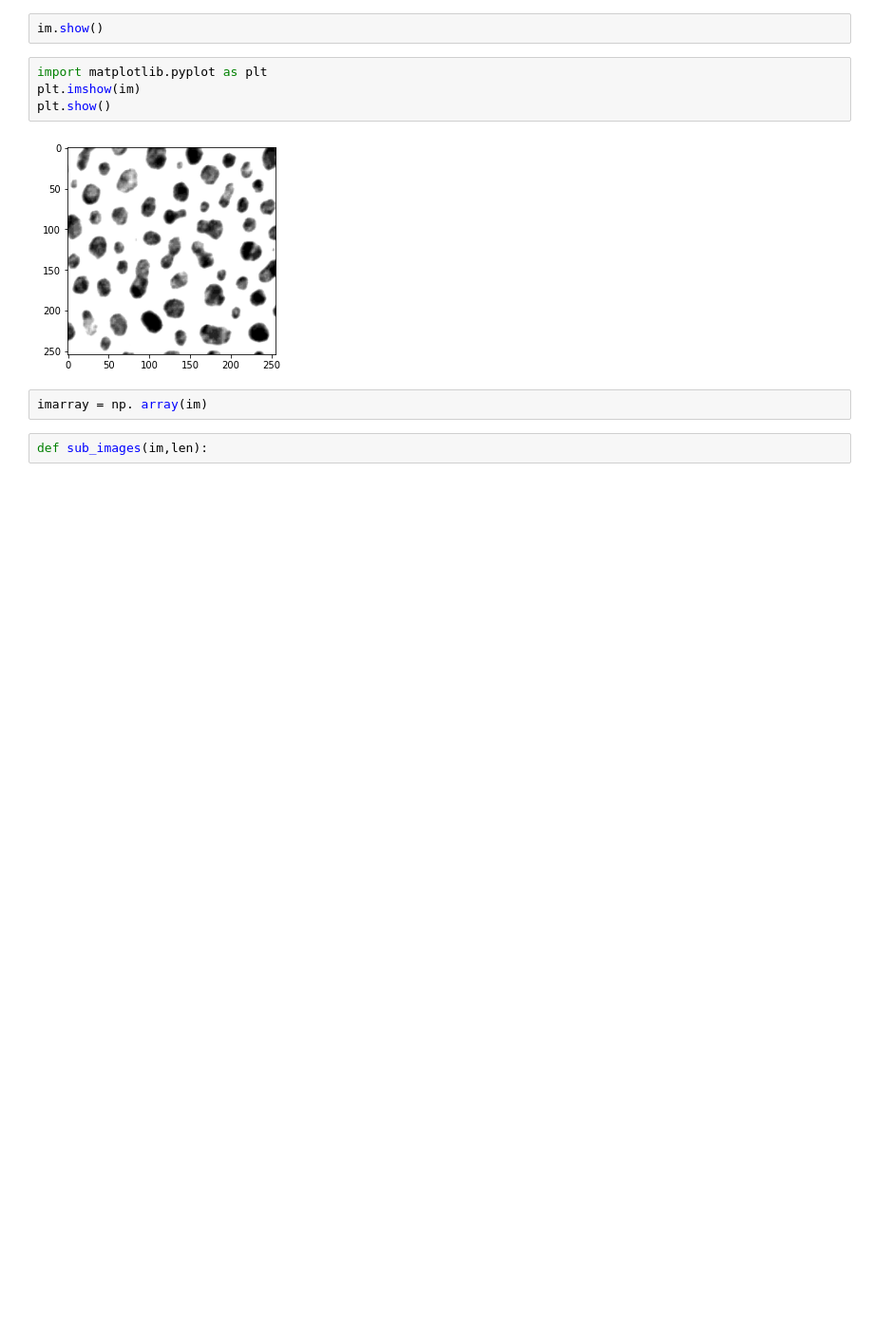
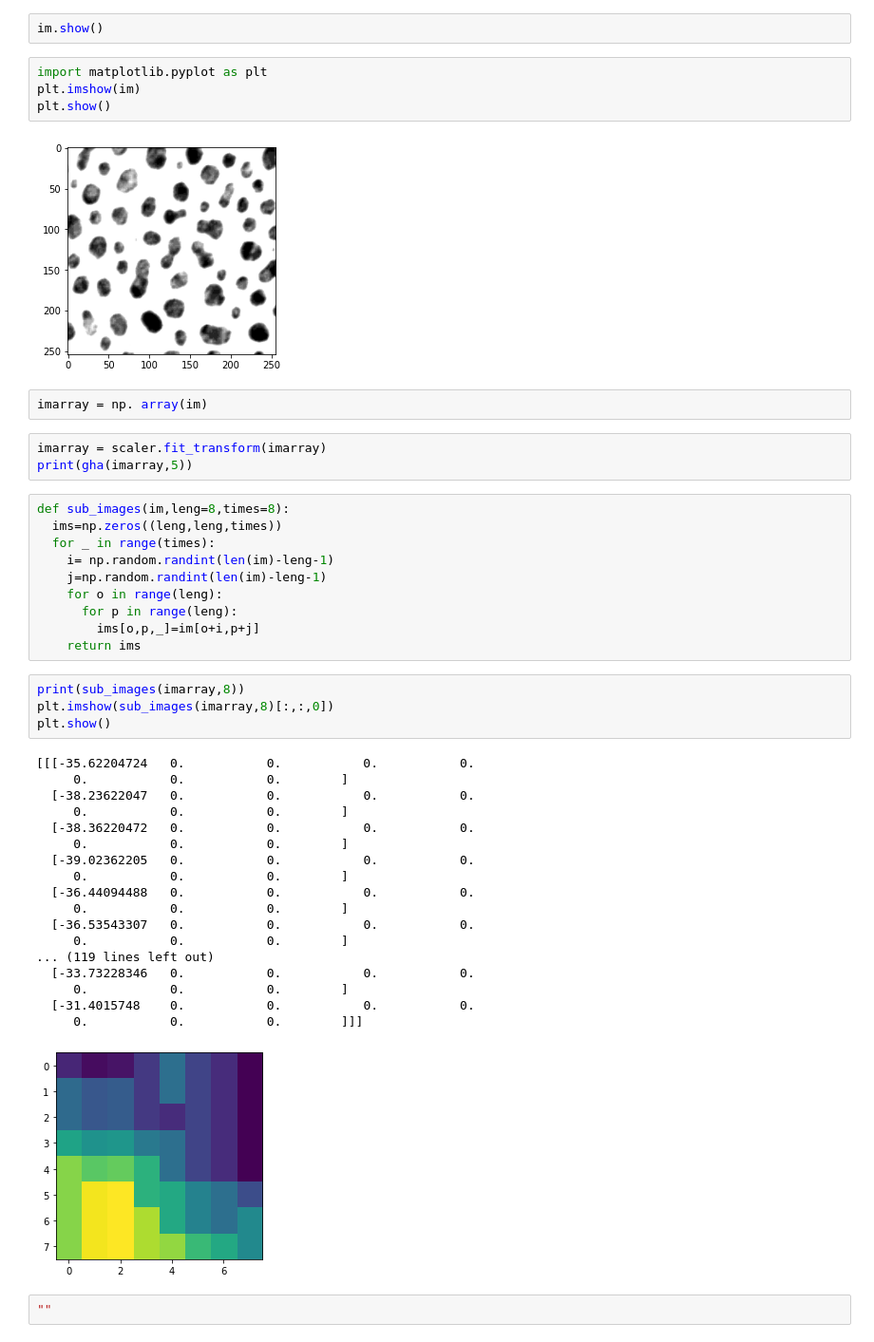
Before and after one commit to BadPrograms/Sanger-s-Optimized, a Jupyter notebook: Sanger's_rule(General_Hebbian_Algorithm).ipynb, the cells around one changed output. Shown at 95% size. Drawn from its saved outputs; the diff is of its cells as text; blank space fills up the shorter version.

```diff
--- a/Sanger's_rule(General_Hebbian_Algorithm).ipynb
+++ b/Sanger's_rule(General_Hebbian_Algorithm).ipynb
@@ -73,5 +71,41 @@ plt.show()
 [figure]
 # %%
 imarray = np. array(im)
-# %%
-def sub_images(im,len):
+# %%
+imarray = scaler.fit_transform(imarray)
+print(gha(imarray,5))
+# %%
+def sub_images(im,leng=8,times=8):
+  ims=np.zeros((leng,leng,times))
+  for _ in range(times):
+    i= np.random.randint(len(im)-leng-1)
+    j=np.random.randint(len(im)-leng-1)
+    for o in range(leng):
+      for p in range(leng):
+        ims[o,p,_]=im[o+i,p+j]
+    return ims
+# %%
+print(sub_images(imarray,8))
+plt.imshow(sub_images(imarray,8)[:,:,0])
+plt.show()
+# %% [output]
+[[[-35.62204724   0.           0.           0.           0.
+     0.           0.           0.        ]
+  [-38.23622047   0.           0.           0.           0.
+     0.           0.           0.        ]
+  [-38.36220472   0.           0.           0.           0.
+     0.           0.           0.        ]
+  [-39.02362205   0.           0.           0.           0.
+     0.           0.           0.        ]
+  [-36.44094488   0.           0.           0.           0.
+     0.           0.           0.        ]
+  [-36.53543307   0.           0.           0.           0.
+     0.           0.           0.        ]
+... (119 lines left out)
+  [-33.73228346   0.           0.           0.           0.
+     0.           0.           0.        ]
+  [-31.4015748    0.           0.           0.           0.
+     0.           0.           0.        ]]]
+[figure, added]
+# %%
+""
```
Also changed, not shown: parts of 3 cells of this notebook.
